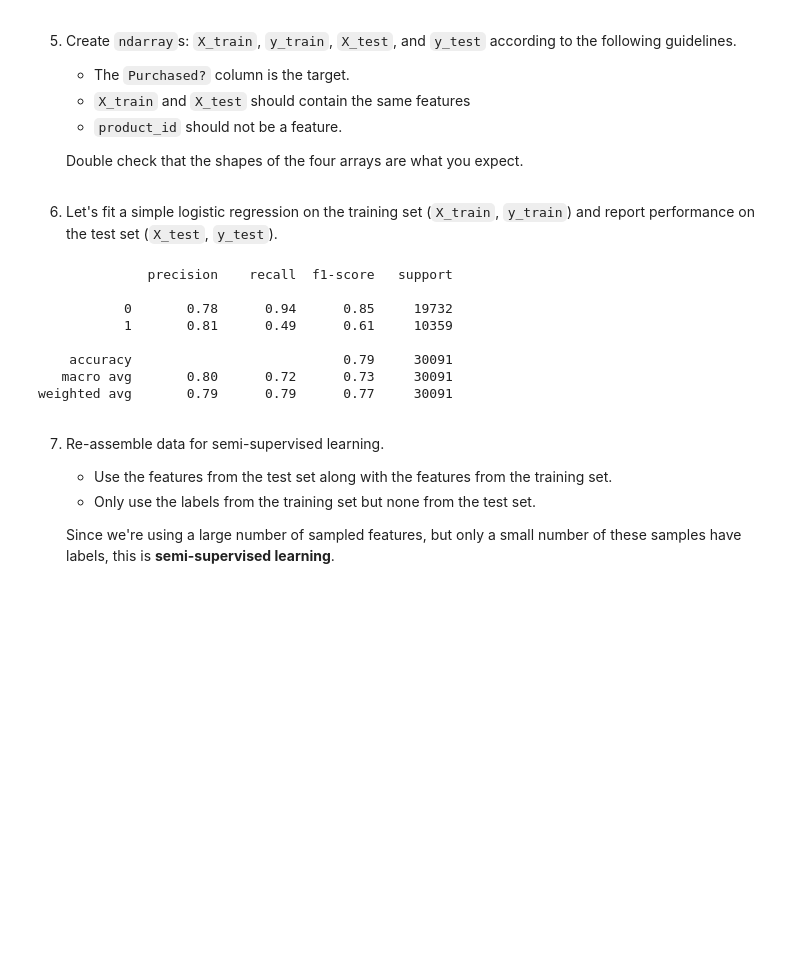
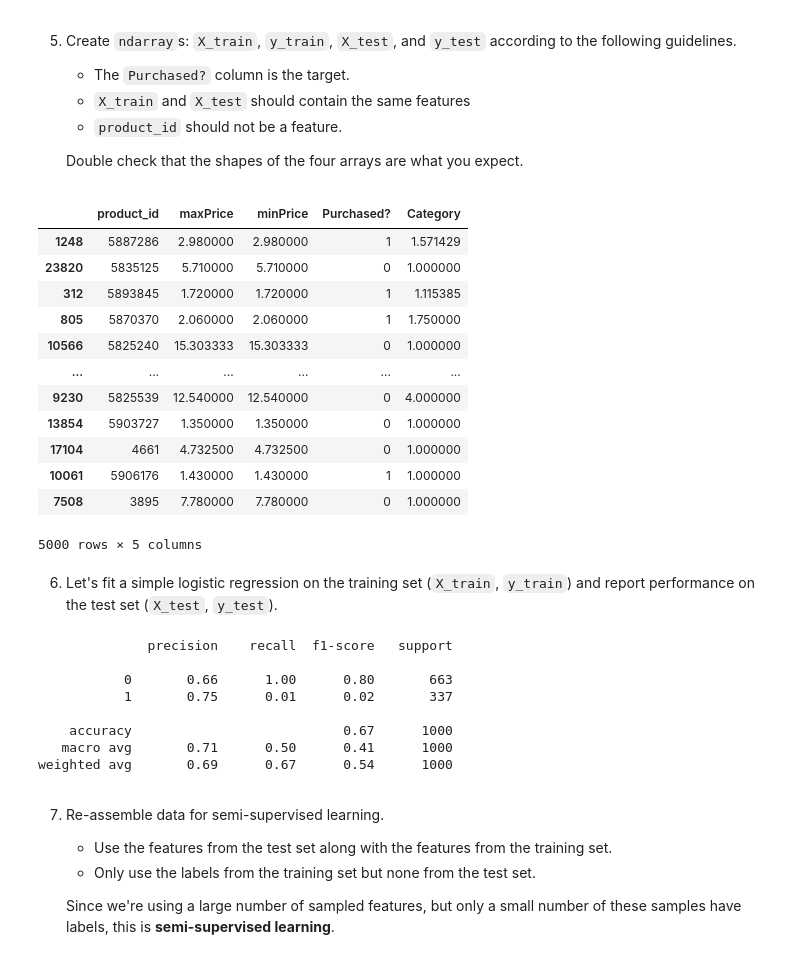
Before and after one commit to naomatheus/mle-10-mkr, a Jupyter notebook: assignments/week-08-unsupervised-ml/nb/new-product-launch.ipynb, the cells around one changed output. Cells and saved outputs as stored; diff of their text form; code cells hidden in the pictures; blank space fills up the shorter version.

```diff
--- a/assignments/week-08-unsupervised-ml/nb/new-product-launch.ipynb
+++ b/assignments/week-08-unsupervised-ml/nb/new-product-launch.ipynb
@@ -330,6 +440,8 @@ The purchase status for each "new" product is known, but we only use the labels
     Look at the shape of `new` and inspect the frist few rows.
 # %%
 # YOUR CODE HERE
+new_path = '../dat/new.csv.gz'
+new = pd.read_csv(new_path,delimiter=',')
 # %%
 assert new.shape == (30091, 5)
 # %%
@@ -371,3 +515,20 @@ Number of product ids in both past and new data: 0
     Double check that the shapes of the four arrays are what you expect.
 # %%
 # YOUR CODE HERE
+# past = past.drop('product_id',axis=1)
+new_sample = new.sample(n=len(past))
+new_sample
+# %% [output]
+|  | product_id | maxPrice | minPrice | Purchased? | Category |
+| 1248 | 5887286 | 2.980000 | 2.980000 | 1 | 1.571429 |
+| 23820 | 5835125 | 5.710000 | 5.710000 | 0 | 1.000000 |
+| 312 | 5893845 | 1.720000 | 1.720000 | 1 | 1.115385 |
+| 805 | 5870370 | 2.060000 | 2.060000 | 1 | 1.750000 |
+| 10566 | 5825240 | 15.303333 | 15.303333 | 0 | 1.000000 |
+| ... | ... | ... | ... | ... | ... |
+| 9230 | 5825539 | 12.540000 | 12.540000 | 0 | 4.000000 |
+| 13854 | 5903727 | 1.350000 | 1.350000 | 0 | 1.000000 |
+| 17104 | 4661 | 4.732500 | 4.732500 | 0 | 1.000000 |
+| 10061 | 5906176 | 1.430000 | 1.430000 | 1 | 1.000000 |
+| 7508 | 3895 | 7.780000 | 7.780000 | 0 | 1.000000 |
+5000 rows × 5 columns
@@ -381,15 +544,35 @@ assert type(X_train).__module__ == type(y_train).__module__ == np.__name__  # al
 6. Let's fit a simple logistic regression on the training set (`X_train`, `y_train`) and report performance on the test set (`X_test`, `y_test`).
 # %%
 # YOUR CODE HERE
+
+def train(X, y, standardize = True) -> None:
+    # split
+    X_train,X_test,Y_train,Y_test = train_test_split(X,y,random_state=42,test_size=0.2)
+
+    # pipeline
+    pipe = Pipeline([('scaler',StandardScaler()), ('model',LogisticRegression(random_state=0))])
+
+    # fit pipeline
+    pipe.fit(X_train,Y_train)
+
+    # score pipeline
+#     print(pipe.score(Y_train, Y_test))
+
+    # predict
+    Y_pred = pipe.predict(X_test)
+
+    print(classification_report(Y_test,Y_pred,labels=[0,1]))
+
+train(past,new_sample['Purchased?'],True)
 # %% [output]
               precision    recall  f1-score   support
 
-           0       0.78      0.94      0.85     19732
-           1       0.81      0.49      0.61     10359
+           0       0.66      1.00      0.80       663
+           1       0.75      0.01      0.02       337
 
-    accuracy                           0.79     30091
-   macro avg       0.80      0.72      0.73     30091
-weighted avg       0.79      0.79      0.77     30091
+    accuracy                           0.67      1000
+   macro avg       0.71      0.50      0.41      1000
+weighted avg       0.69      0.67      0.54      1000
 # %% [markdown]
 7. Re-assemble data for semi-supervised learning.
     - Use the features from the test set along with the features from the training set.
```
Also changed, not shown: parts of 55 cells of this notebook, 1 other file.
